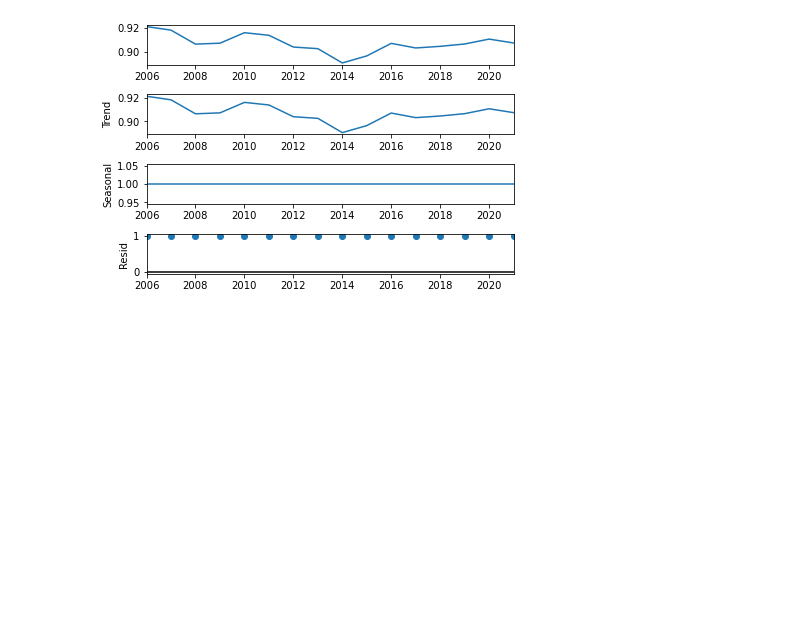
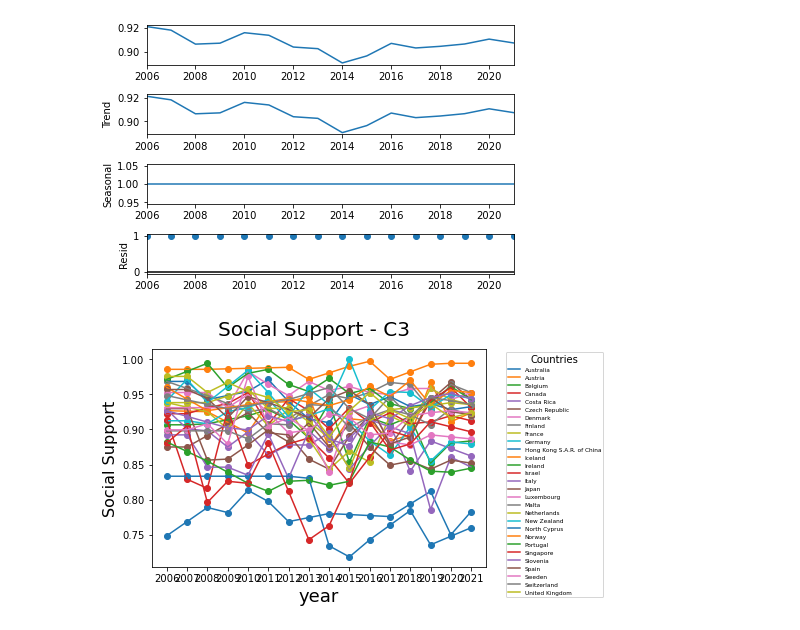
Before and after one commit to winggo12/DataAnalysis-WorldHappinessIndex, a Jupyter notebook: TimeSeriesAnalysis/ARIMA-MeanSocialSupport.ipynb, the cells around one changed output. Saved outputs shown, nothing was run; the diff lists cells and outputs as text; code cells hidden in the pictures; blank space fills up the shorter version.

```diff
--- a/TimeSeriesAnalysis/ARIMA-MeanSocialSupport.ipynb
+++ b/TimeSeriesAnalysis/ARIMA-MeanSocialSupport.ipynb
@@ -208,3 +210,24 @@ result.plot()
 # %% [output]
 [figure]
 [figure]
+# %%
+fig = plt.figure()
+fig.suptitle("Social Support - C3", fontsize=20)
+plt.xlabel("year", fontsize=18)
+plt.ylabel("Social Support", fontsize=16)
+
+for country in c3_list:
+    data = df_c3[df_c3['Country name'] == country]['Social support']
+    data.index = np.arange(2006, 2021+1)
+    dis_dict = data.to_dict()
+
+    plt.scatter(range(len(dis_dict)), list(dis_dict.values()))
+    plt.plot(range(len(dis_dict)), list(dis_dict.values()))
+    plt.xticks(range(len(dis_dict)), list(dis_dict.keys()))
+
+fontP = FontProperties()
+fontP.set_size('xx-small')
+plt.legend(c3_list, title='Countries', bbox_to_anchor=(1.05, 1), loc='upper left', prop=fontP)
+plt.show()
+# %% [output]
+[figure, added]
```
Also changed, not shown: parts of 12 cells of this notebook, 1 other file.
